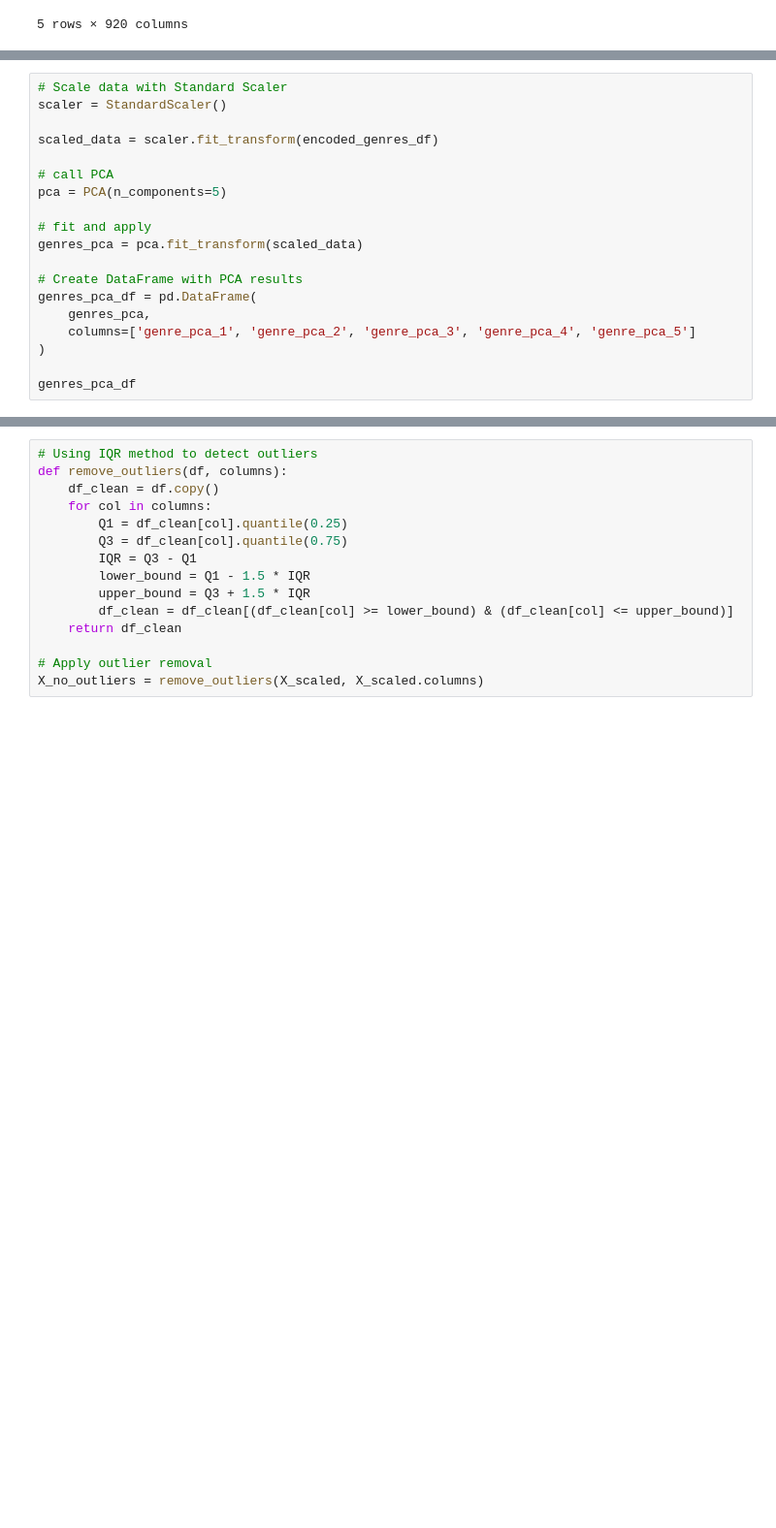
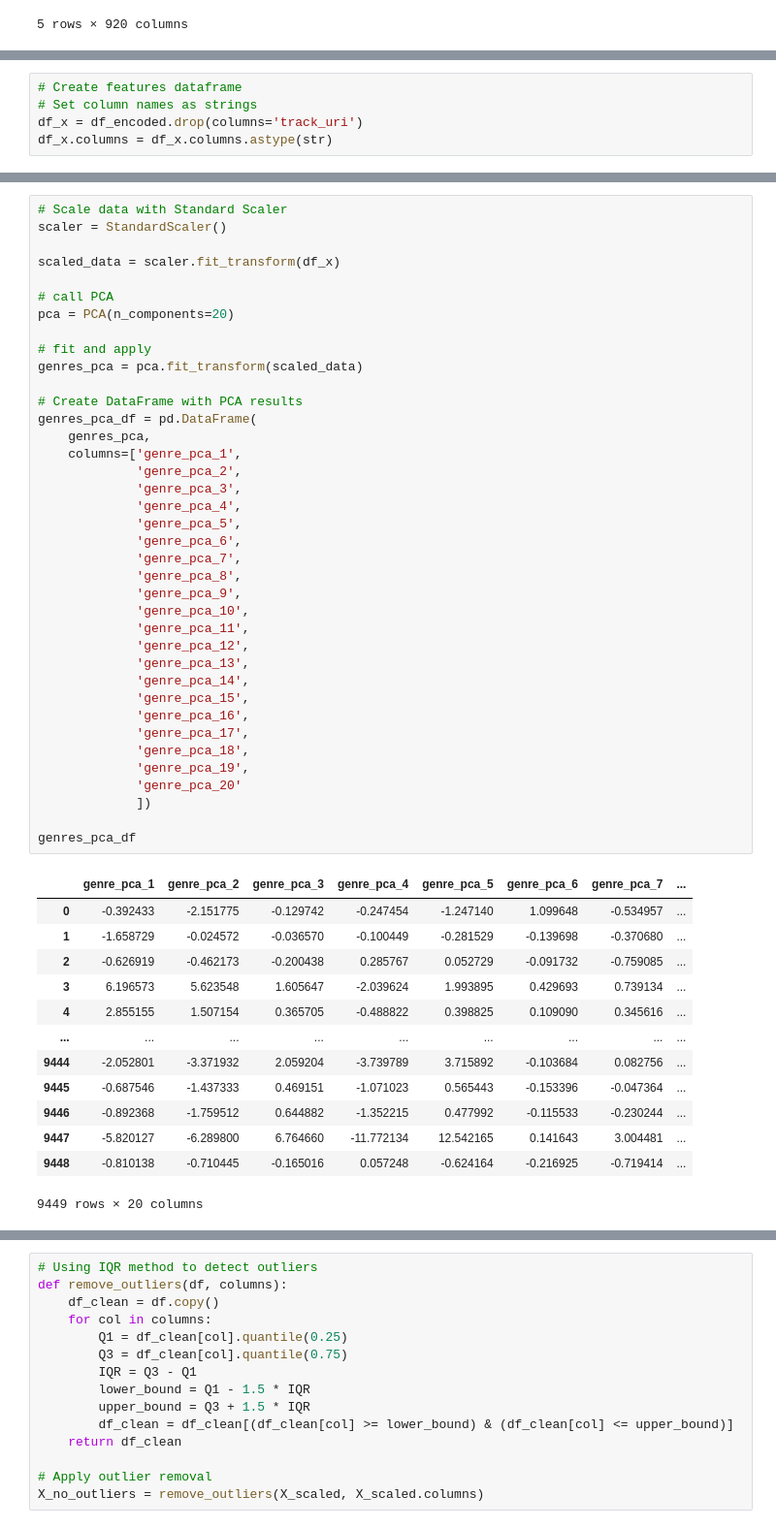
Before and after one commit to dennybett/Song-Recommendation-System, a Jupyter notebook: main.ipynb, the cells around one changed output, grey strips where cells are left out. Shown: that part at 97% size. Cells and saved outputs as stored; diff of their text form; blank space fills up the shorter version.

```diff
--- a/main.ipynb
+++ b/main.ipynb
@@ -267,0 +273,5 @@ df_encoded.head()
+# %%
+# Create features dataframe
+# Set column names as strings
+df_x = df_encoded.drop(columns='track_uri')
+df_x.columns = df_x.columns.astype(str)
@@ -268,19 +328,52 @@ df_encoded.head()
 # %%
 # Scale data with Standard Scaler
 scaler = StandardScaler()
 
-scaled_data = scaler.fit_transform(encoded_genres_df)
+scaled_data = scaler.fit_transform(df_x)
 
 # call PCA
-pca = PCA(n_components=5)
+pca = PCA(n_components=20)
 
 # fit and apply
 genres_pca = pca.fit_transform(scaled_data)
 
 # Create DataFrame with PCA results
 genres_pca_df = pd.DataFrame(
     genres_pca,
-    columns=['genre_pca_1', 'genre_pca_2', 'genre_pca_3', 'genre_pca_4', 'genre_pca_5']
-)
+    columns=['genre_pca_1',
+             'genre_pca_2',
+             'genre_pca_3',
+             'genre_pca_4',
+             'genre_pca_5',
+             'genre_pca_6',
+             'genre_pca_7',
+             'genre_pca_8',
+             'genre_pca_9',
+             'genre_pca_10',
+             'genre_pca_11',
+             'genre_pca_12',
+             'genre_pca_13',
+             'genre_pca_14',
+             'genre_pca_15',
+             'genre_pca_16',
+             'genre_pca_17',
+             'genre_pca_18',
+             'genre_pca_19',
+             'genre_pca_20'
+             ])
 
 genres_pca_df
+# %% [output]
+|  | genre_pca_1 | genre_pca_2 | genre_pca_3 | genre_pca_4 | genre_pca_5 | genre_pca_6 | genre_pca_7 | ... |
+| 0 | -0.392433 | -2.151775 | -0.129742 | -0.247454 | -1.247140 | 1.099648 | -0.534957 | ... |
+| 1 | -1.658729 | -0.024572 | -0.036570 | -0.100449 | -0.281529 | -0.139698 | -0.370680 | ... |
+| 2 | -0.626919 | -0.462173 | -0.200438 | 0.285767 | 0.052729 | -0.091732 | -0.759085 | ... |
+| 3 | 6.196573 | 5.623548 | 1.605647 | -2.039624 | 1.993895 | 0.429693 | 0.739134 | ... |
+| 4 | 2.855155 | 1.507154 | 0.365705 | -0.488822 | 0.398825 | 0.109090 | 0.345616 | ... |
+| ... | ... | ... | ... | ... | ... | ... | ... | ... |
+| 9444 | -2.052801 | -3.371932 | 2.059204 | -3.739789 | 3.715892 | -0.103684 | 0.082756 | ... |
+| 9445 | -0.687546 | -1.437333 | 0.469151 | -1.071023 | 0.565443 | -0.153396 | -0.047364 | ... |
+| 9446 | -0.892368 | -1.759512 | 0.644882 | -1.352215 | 0.477992 | -0.115533 | -0.230244 | ... |
+| 9447 | -5.820127 | -6.289800 | 6.764660 | -11.772134 | 12.542165 | 0.141643 | 3.004481 | ... |
+| 9448 | -0.810138 | -0.710445 | -0.165016 | 0.057248 | -0.624164 | -0.216925 | -0.719414 | ... |
+9449 rows × 20 columns
```
Also changed, not shown: parts of 16 cells of this notebook, 1 other file.
